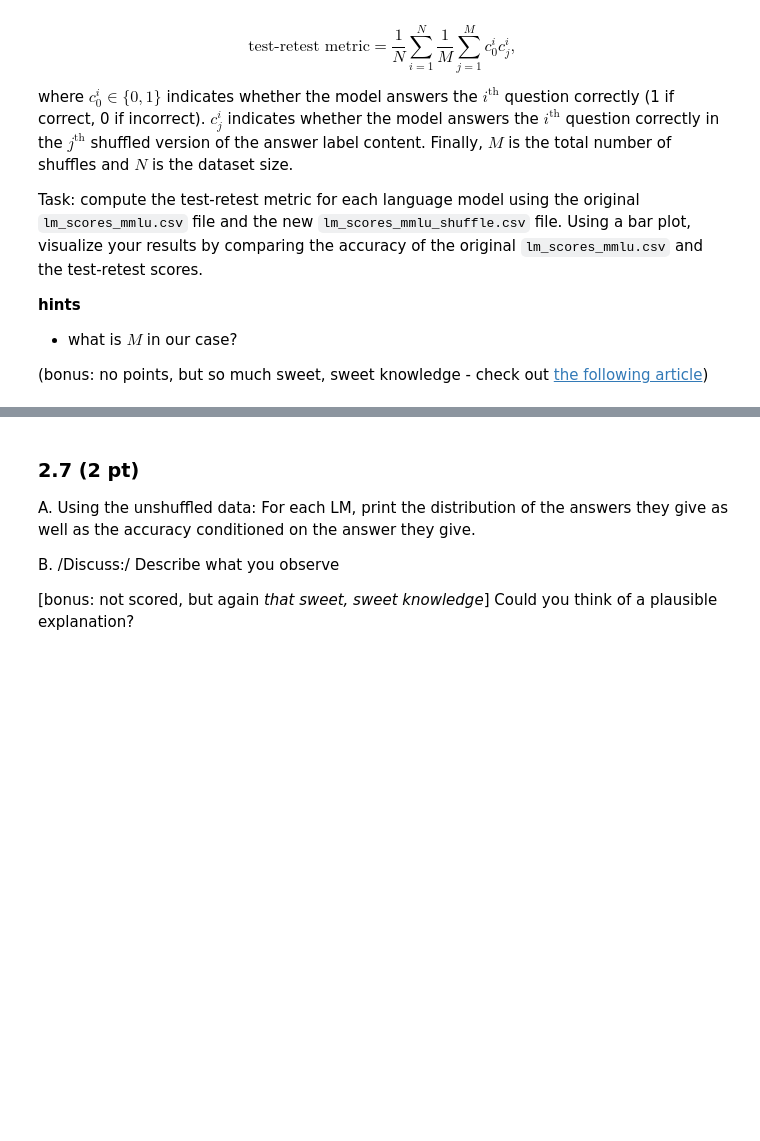
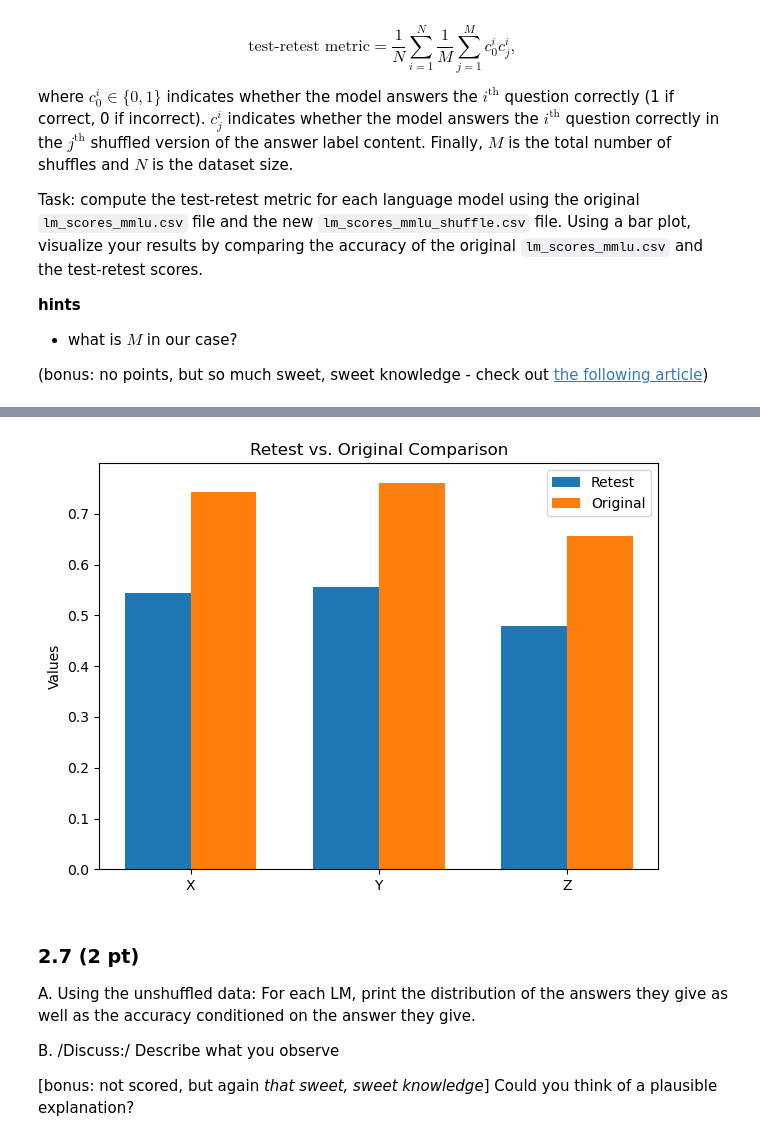
Before and after one commit to MauroPello/EPFL-ADA, a Jupyter notebook: Homework/01_PROJECT_NEUTRALITY/analysis.ipynb, the cells around one changed output, grey strips where cells are left out. Cells and saved outputs as stored; diff of their text form; code cells hidden in the pictures; blank space fills up the shorter version.

```diff
--- a/Homework/01_PROJECT_NEUTRALITY/analysis.ipynb
+++ b/Homework/01_PROJECT_NEUTRALITY/analysis.ipynb
@@ -478,3 +530,14 @@ Task: compute the test-retest metric for each language model using the original
 - what is $M$ in our case?
 
 (bonus: no points, but so much sweet, sweet knowledge - check out [the following article](https://arxiv.org/pdf/2406.19470v1))
+# %%
+df_mmlu_shuffle = pd.read_csv("./task_2_5/lm_scores_mmlu_shuffle.csv")
+df_mmlu_shuffle = df_mmlu_shuffle.drop(columns=[col for col in df_mmlu_shuffle.columns if col not in ["question_id", "correct"]])
+df_mmlu_shuffle = df_mmlu_shuffle.rename(columns={"correct": "correct_shuffled"})
+
+df_mmlu_merged = pd.merge(df_mmlu, df_mmlu_shuffle, on="question_id")
+df_mmlu_merged["test_retest"] = df_mmlu_merged["correct"] * df_mmlu_merged["correct_shuffled"]
+# %%
+retest = df_mmlu_merged.groupby('model_name')["test_retest"].mean()
+original = df_mmlu_merged.groupby('model_name')["correct"].mean()
+print(original, retest)
@@ -481,3 +554,21 @@ Task: compute the test-retest metric for each language model using the original
+# %%
+x_pos = range(len(retest.index))
+width = 0.35
+
+fig, ax = plt.subplots()
+ax.bar([i - width/2 for i in x_pos], retest, width, label='Retest')
+ax.bar([i + width/2 for i in x_pos], original, width, label='Original')
+
+ax.set_ylabel('Values')
+ax.set_title('Retest vs. Original Comparison')
+ax.set_xticks(x_pos)
+ax.set_xticklabels(retest.index)
+ax.legend()
+
+plt.tight_layout()
+plt.show()
+# %% [output]
+[figure, added]
 # %% [markdown]
 ### 2.7 (2 pt)
 
```
Also changed, not shown: parts of 16 cells of this notebook, 1 other file.
